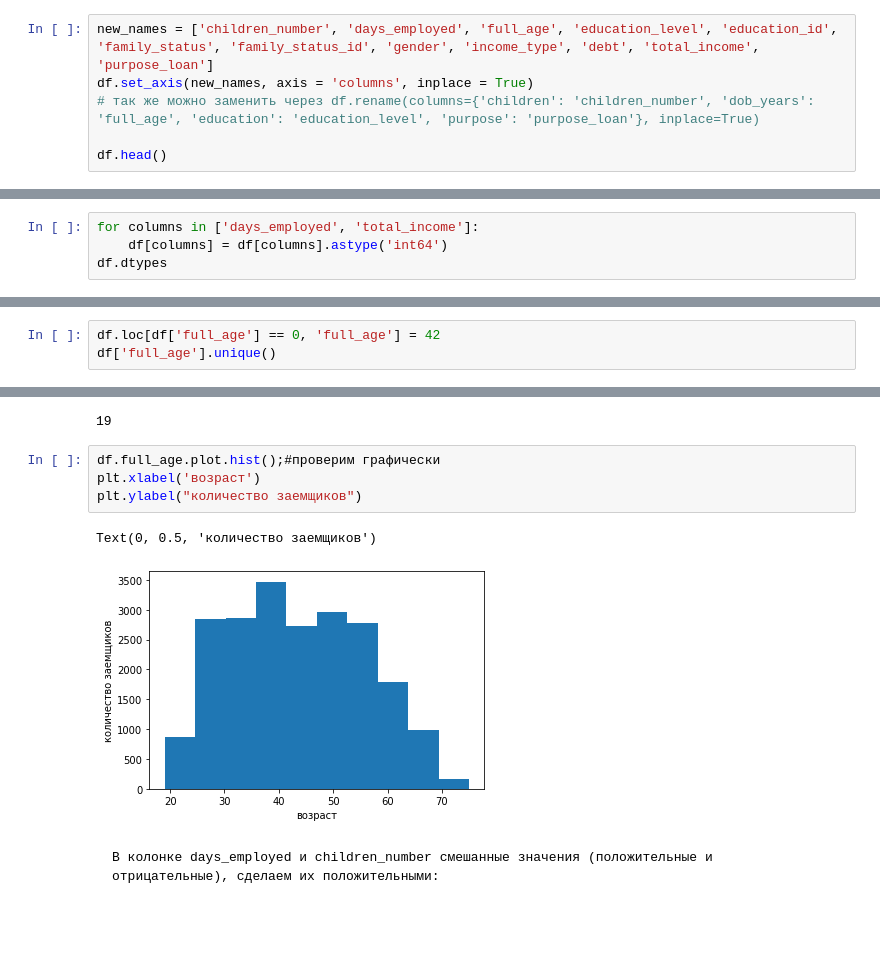
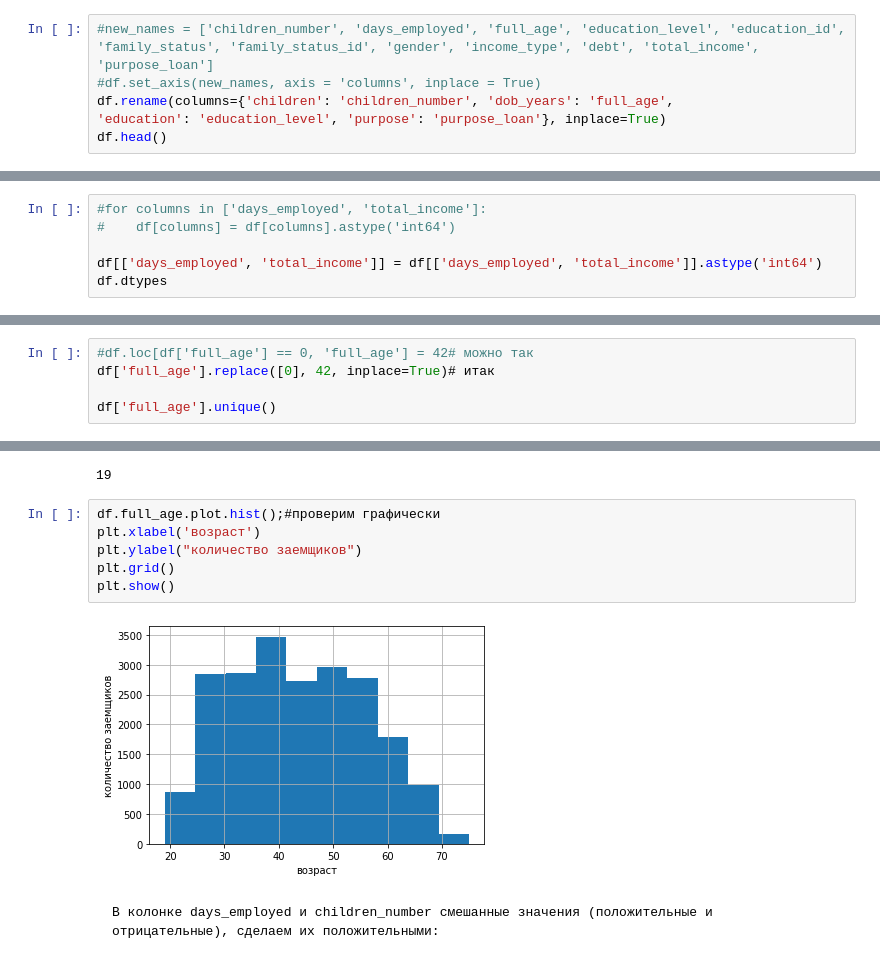
Before and after one commit to skd2314/yandex_practikum_da, a Jupyter notebook: 1_borrower_reliability_research/borrower_reliability_research.ipynb, the cells around one changed output, grey strips where cells are left out. Saved outputs shown, nothing was run; the diff lists cells and outputs as text; blank space fills up the shorter version.

```diff
--- a/1_borrower_reliability_research/borrower_reliability_research.ipynb
+++ b/1_borrower_reliability_research/borrower_reliability_research.ipynb
@@ -92,10 +102,10 @@ Index(['children', 'days_employed', 'dob_years', 'education', 'education_id',
 # %% [markdown]
     Переименуем некоторые столбцы для удобства восприятия:
 # %%
-new_names = ['children_number', 'days_employed', 'full_age', 'education_level', 'education_id', 'family_status', 'family_status_id', 'gender', 'income_type', 'debt', 'total_income', 'purpose_loan']
-df.set_axis(new_names, axis = 'columns', inplace = True)
-# так же можно заменить через df.rename(columns={'children': 'children_number', 'dob_years': 'full_age', 'education': 'education_level', 'purpose': 'purpose_loan'}, inplace=True)
-
+#new_names = ['children_number', 'days_employed', 'full_age', 'education_level', 'education_id', 'family_status', 'family_status_id', 'gender', 'income_type', 'debt', 'total_income', 'purpose_loan']
+#df.set_axis(new_names, axis = 'columns', inplace = True)
+df.rename(columns={'children': 'children_number', 'dob_years': 'full_age',
+'education': 'education_level', 'purpose': 'purpose_loan'}, inplace=True)
 df.head()
 # %% [output]
 |  | children_number | days_employed | full_age | education_level | education_id | family_status | ... |
@@ -184,7 +194,9 @@ dtype: object
 # %% [markdown]
     Заменяем вещественный тип данных на целочисленный в столбцах days_employed и total_income и производим проверку изменений:
 # %%
-for columns in ['days_employed', 'total_income']:
-    df[columns] = df[columns].astype('int64')
+#for columns in ['days_employed', 'total_income']:
+#    df[columns] = df[columns].astype('int64')
+
+df[['days_employed', 'total_income']] = df[['days_employed', 'total_income']].astype('int64')
 df.dtypes
 # %% [output]
@@ -235,7 +251,9 @@ df['full_age'].median()
 # %% [output]
 42.0
 # %%
-df.loc[df['full_age'] == 0, 'full_age'] = 42
+#df.loc[df['full_age'] == 0, 'full_age'] = 42# можно так
+df['full_age'].replace([0], 42, inplace=True)# итак
+
 df['full_age'].unique()
 # %% [output]
 array([42, 36, 33, 32, 53, 27, 43, 50, 35, 41, 40, 65, 54, 56, 26, 48, 24,
@@ -249,10 +267,11 @@ df['full_age'].min()
 # %%
 df.full_age.plot.hist();#проверим графически
 plt.xlabel('возраст')
 plt.ylabel("количество заемщиков")
+plt.grid()
+plt.show()
 # %% [output]
-Text(0, 0.5, 'количество заемщиков')
-[figure, old version]
+[figure, new version]
 # %% [markdown]
     В колонке days_employed и children_number смешанные значения (положительные и отрицательные), сделаем их положительными:
 # %%
```
Also changed, not shown: parts of 43 cells of this notebook.
